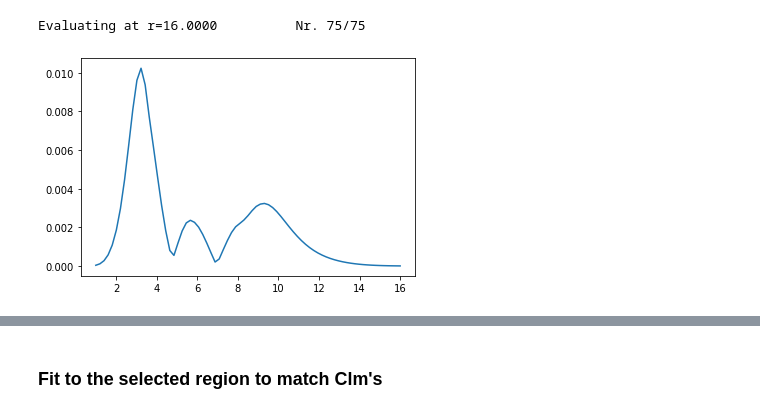
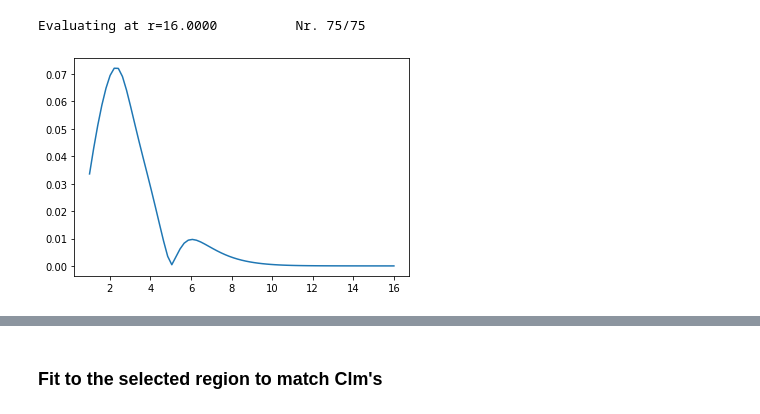
Before and after one commit to EmilHansen1/SFA_OAM_Linear, a Jupyter notebook: molecule_matching.ipynb, the cells around one changed output, grey strips where cells are left out. Saved outputs shown, nothing was run; the diff lists cells and outputs as text; code cells hidden in the pictures.

```diff
--- a/molecule_matching.ipynb
+++ b/molecule_matching.ipynb
@@ -11,3 +14,24 @@ from scipy.optimize import curve_fit
+# %%
+major = 7.5
+minor = 3
+width = 1.25
+#plt.rcParams["figure.figsize"] = (5,4)
+plt.rc('text', usetex=True)
+plt.rc("axes", labelsize=13) # 18
+plt.rc("xtick", labelsize=11, top=True, direction="in")
+plt.rc("ytick", labelsize=11, right=True, direction="in")
+plt.rc("axes", titlesize=13)
+plt.rc("legend", fontsize=11)
+plt.rcParams['font.family'] = "serif"
+plt.rcParams['axes.linewidth'] = width
+plt.rcParams['xtick.minor.width'] = width
+plt.rcParams['xtick.major.width'] = width
+plt.rcParams['ytick.minor.width'] = width
+plt.rcParams['ytick.major.width'] = width
+plt.rcParams['xtick.major.size'] = major
+plt.rcParams['xtick.minor.size'] = minor
+plt.rcParams['ytick.major.size'] = major
+plt.rcParams['ytick.minor.size'] = minor
 # %%
 import multiprocessing
 #import ipyparallel as ipp
@@ -68,13 +140,13 @@ output.HOMO
 # %%
-plot_list = np.linspace(10, 12, 75)
+plot_list = np.linspace(1, 16, 75)
 f_lms = se.laplace_several_r(output.eval_orbital_spherical, plot_list, 30, orbital_nr=orbital_nr)
 # %% [output]
 Evaluating at r=16.0000          Nr. 75/75
 # %%
-sign, l, m = 0, 6, 3
+sign, l, m = 0, 2, 1
 
 plt.figure(facecolor='white')
 plt.plot(plot_list, np.abs(f_lms[:, sign, l, m]), label='Laplace')
 plt.show()
 # %% [output]
-[figure, old version]
+[figure, new version]
```
Also changed, not shown: parts of 52 cells of this notebook.
